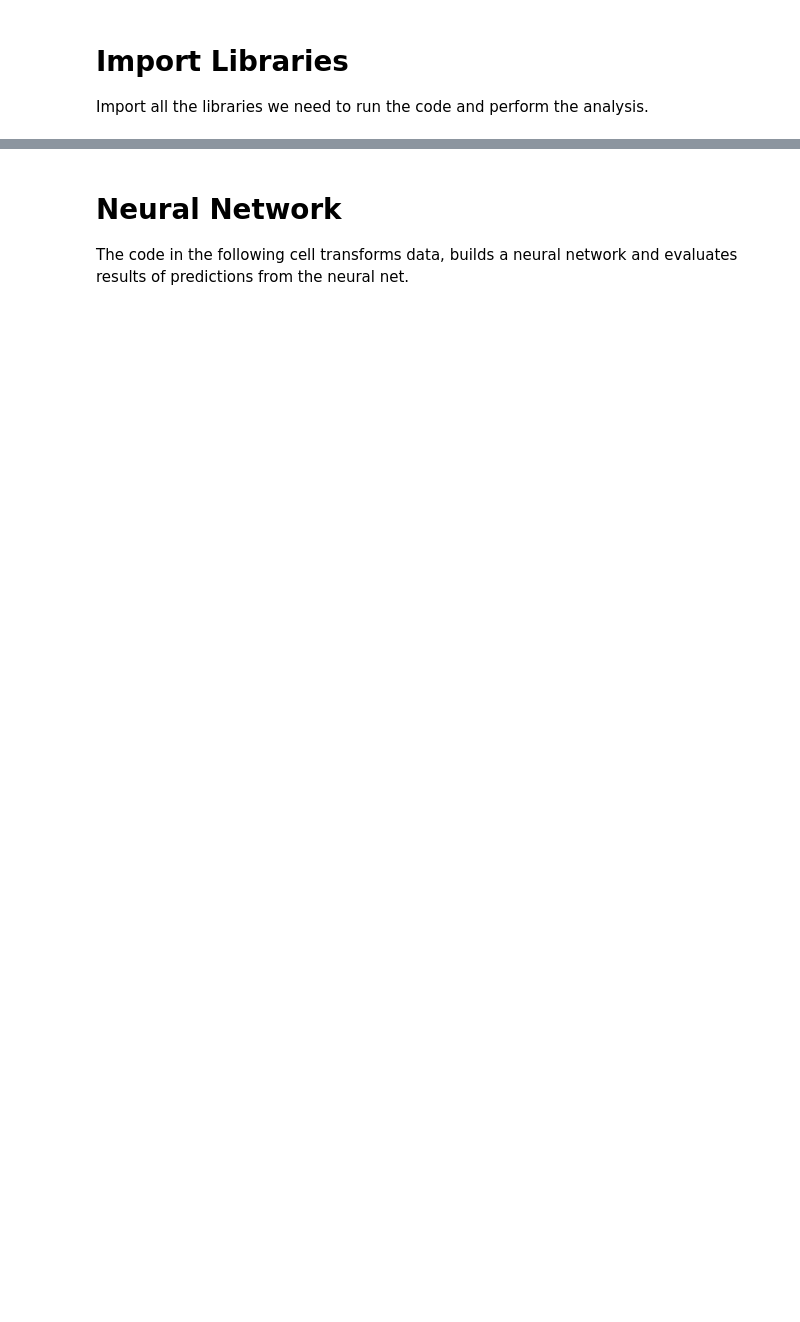
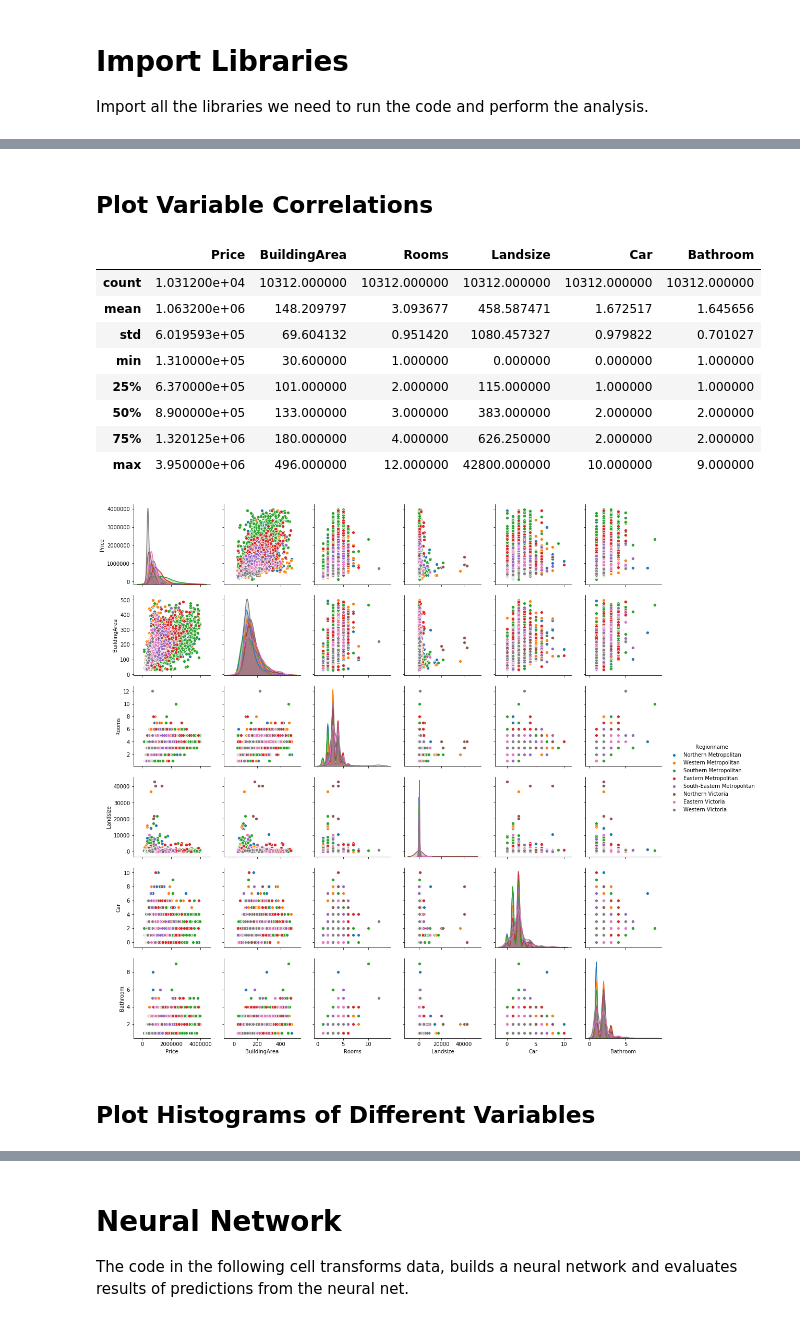
Before and after one commit to NordAxon/ai-for-leaders, a Jupyter notebook: ai_course.ipynb, the cells around one changed output, grey strips where cells are left out. Cells and saved outputs as stored; diff of their text form; code cells hidden in the pictures; blank space fills up the shorter version.

```diff
--- a/ai_course.ipynb
+++ b/ai_course.ipynb
@@ -178,0 +128,18 @@ Mean Error Multi-Dimensional Linear Regression: 242304.82617755528
+# %% [markdown]
+## Plot Variable Correlations
+# %%
+g = sns.pairplot(housing_df[['Price', 'BuildingArea', 'Rooms', 'Landsize', 'Car', 'Bathroom', 'Regionname']], hue="Regionname")
+housing_df[['Price', 'BuildingArea', 'Rooms', 'Landsize', 'Car', 'Bathroom', 'Regionname']].describe()
+# %% [output]
+|  | Price | BuildingArea | Rooms | Landsize | Car | Bathroom |
+| count | 1.031200e+04 | 10312.000000 | 10312.000000 | 10312.000000 | 10312.000000 | 10312.000000 |
+| mean | 1.063200e+06 | 148.209797 | 3.093677 | 458.587471 | 1.672517 | 1.645656 |
+| std | 6.019593e+05 | 69.604132 | 0.951420 | 1080.457327 | 0.979822 | 0.701027 |
+| min | 1.310000e+05 | 30.600000 | 1.000000 | 0.000000 | 0.000000 | 1.000000 |
+| 25% | 6.370000e+05 | 101.000000 | 2.000000 | 115.000000 | 1.000000 | 1.000000 |
+| 50% | 8.900000e+05 | 133.000000 | 3.000000 | 383.000000 | 2.000000 | 2.000000 |
+| 75% | 1.320125e+06 | 180.000000 | 4.000000 | 626.250000 | 2.000000 | 2.000000 |
+| max | 3.950000e+06 | 496.000000 | 12.000000 | 42800.000000 | 10.000000 | 9.000000 |
+[figure, added]
+# %% [markdown]
+## Plot Histograms of Different Variables
```
Also changed, not shown: parts of 51 cells of this notebook.
